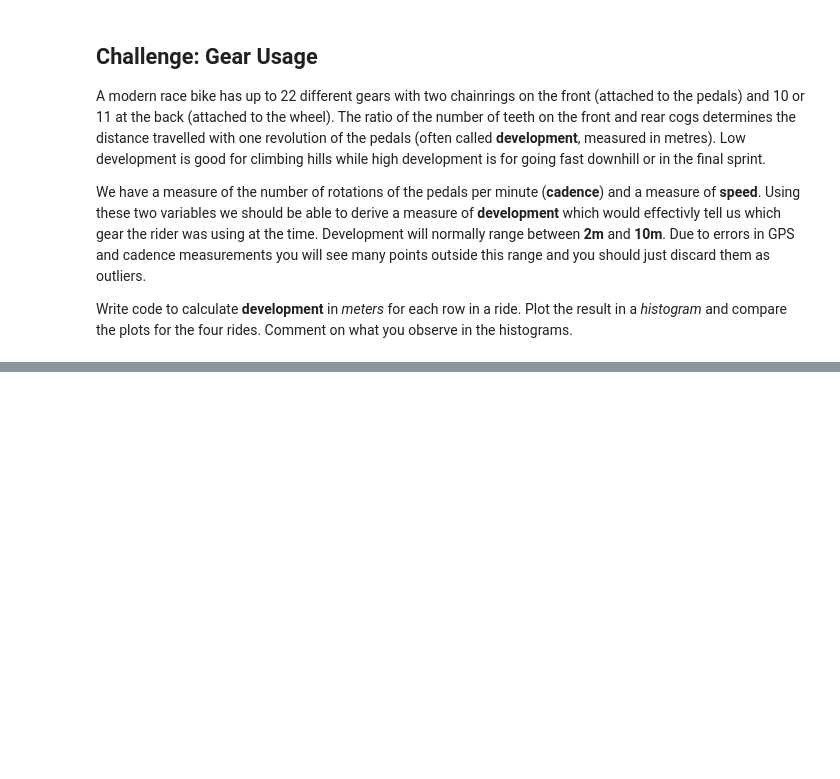
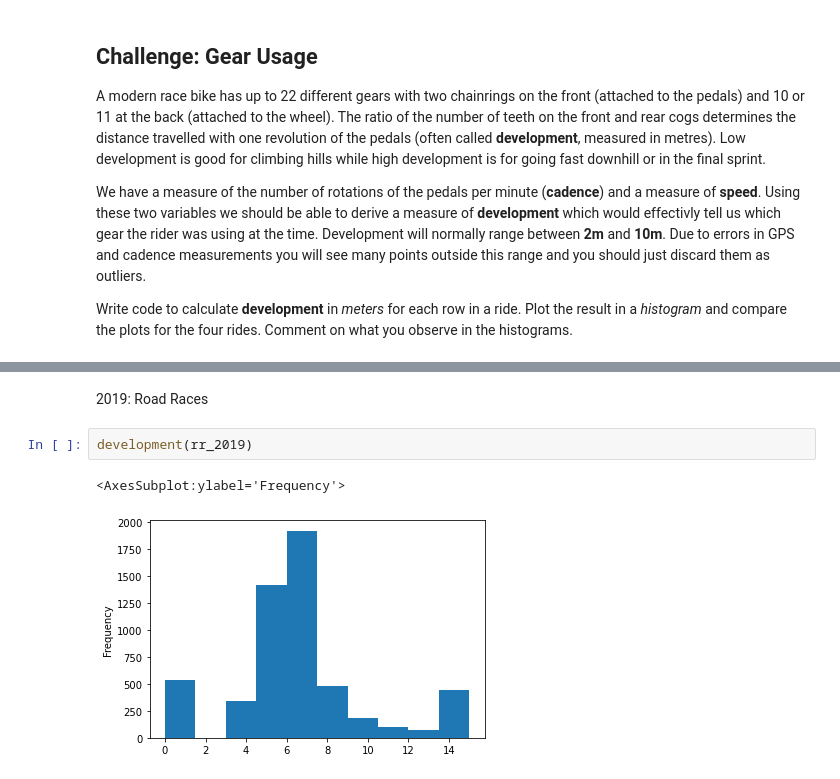
Before and after one commit to MQCOMP2200-S2-2021/data-science-portfolio-avagardiner, a Jupyter notebook: Portfolio 1.ipynb, the cells around one changed output, grey strips where cells are left out. Saved outputs shown, nothing was run; the diff lists cells and outputs as text; blank space fills up the shorter version.

```diff
--- a/Portfolio 1.ipynb
+++ b/Portfolio 1.ipynb
@@ -285,0 +372,7 @@ Write code to calculate __development__ in _meters_ for each row in a ride.  Plo
+# %% [markdown]
+2019: Road Races
+# %%
+development(rr_2019)
+# %% [output]
+<AxesSubplot:ylabel='Frequency'>
+[figure, added]
```
Also changed, not shown: parts of 17 cells of this notebook.
